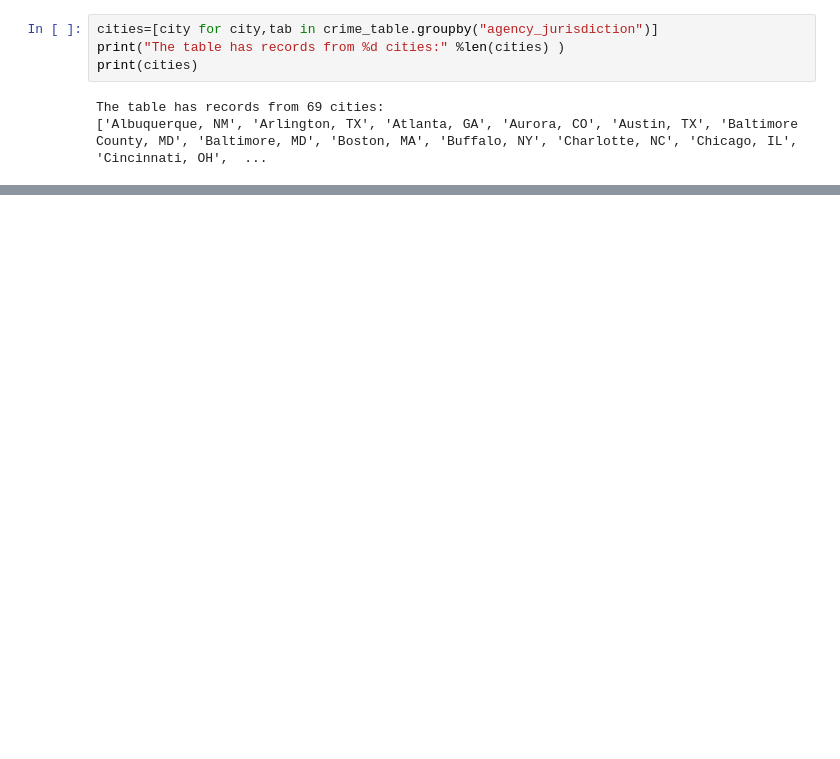
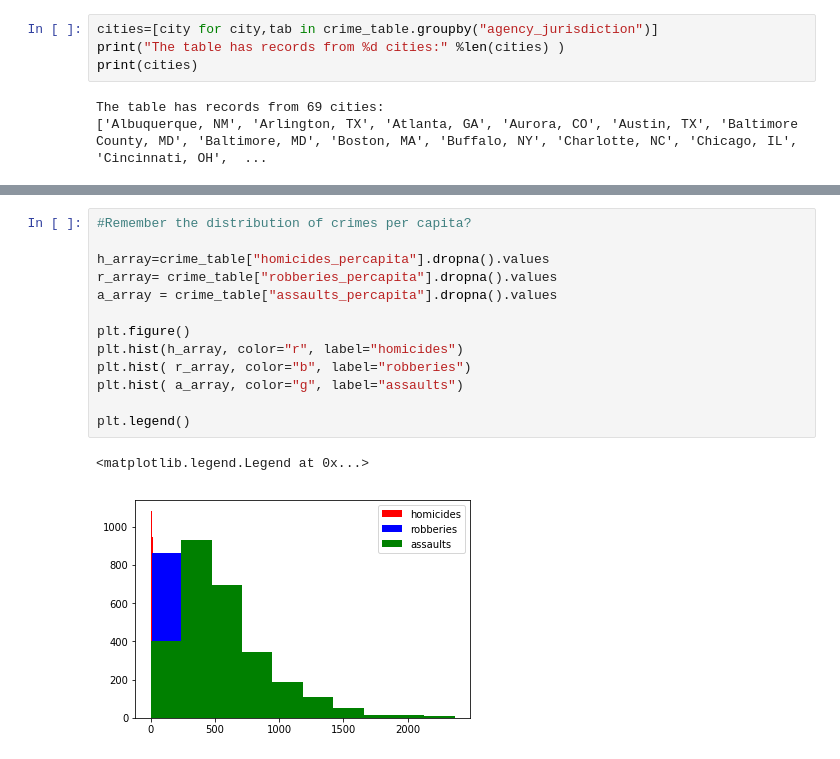
Before and after one commit to violafanfani/bootcamp2018, a Jupyter notebook: intro_to_python/intro_to_scientific_programming.ipynb, the cells around one changed output, grey strips where cells are left out. Drawn from its saved outputs; the diff is of its cells as text; blank space fills up the shorter version.

```diff
--- a/intro_to_python/intro_to_scientific_programming.ipynb
+++ b/intro_to_python/intro_to_scientific_programming.ipynb
@@ -574,0 +604,16 @@ Name: 2006, dtype: object
+# %%
+#Remember the distribution of crimes per capita?
+
+h_array=crime_table["homicides_percapita"].dropna().values
+r_array= crime_table["robberies_percapita"].dropna().values
+a_array = crime_table["assaults_percapita"].dropna().values
+
+plt.figure()
+plt.hist(h_array, color="r", label="homicides")
+plt.hist( r_array, color="b", label="robberies")
+plt.hist( a_array, color="g", label="assaults")
+
+plt.legend()
+# %% [output]
+<matplotlib.legend.Legend at 0x...>
+[figure, added]
```
Also changed, not shown: parts of 25 cells of this notebook.
